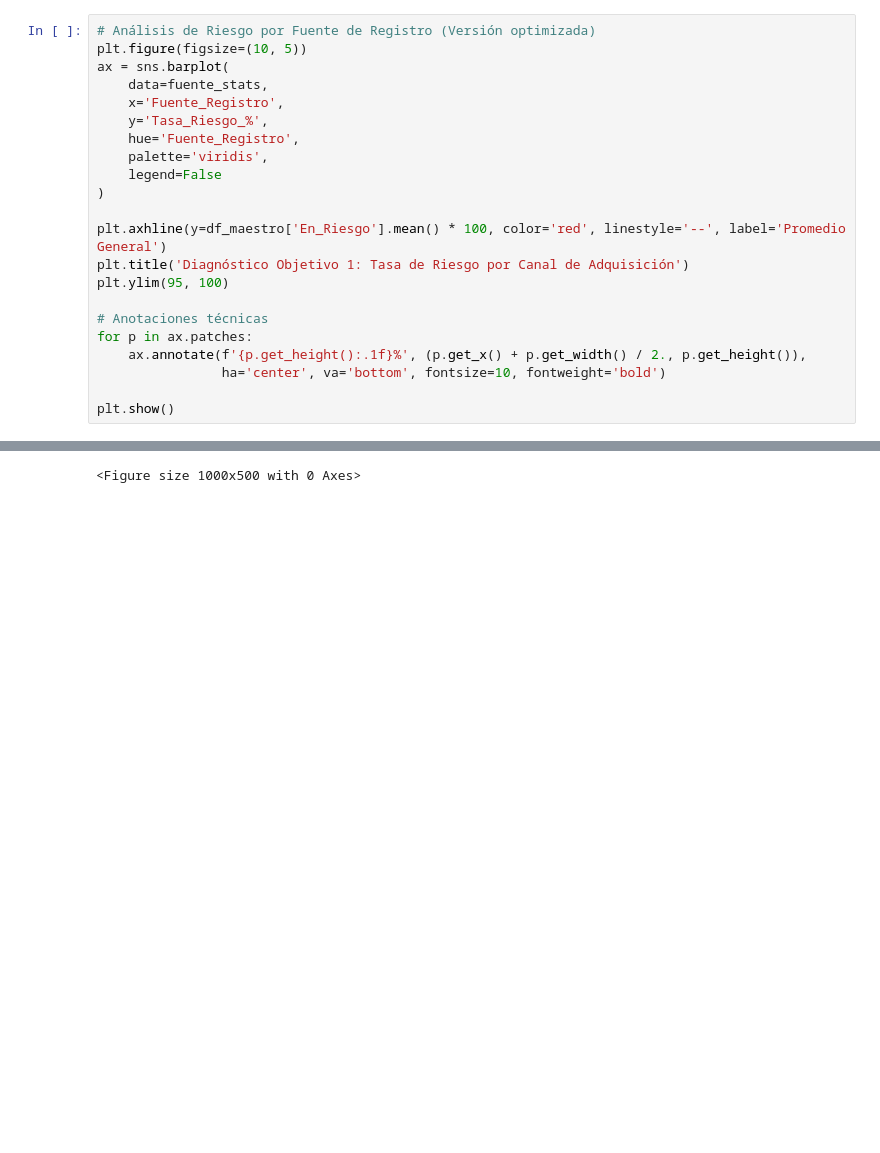
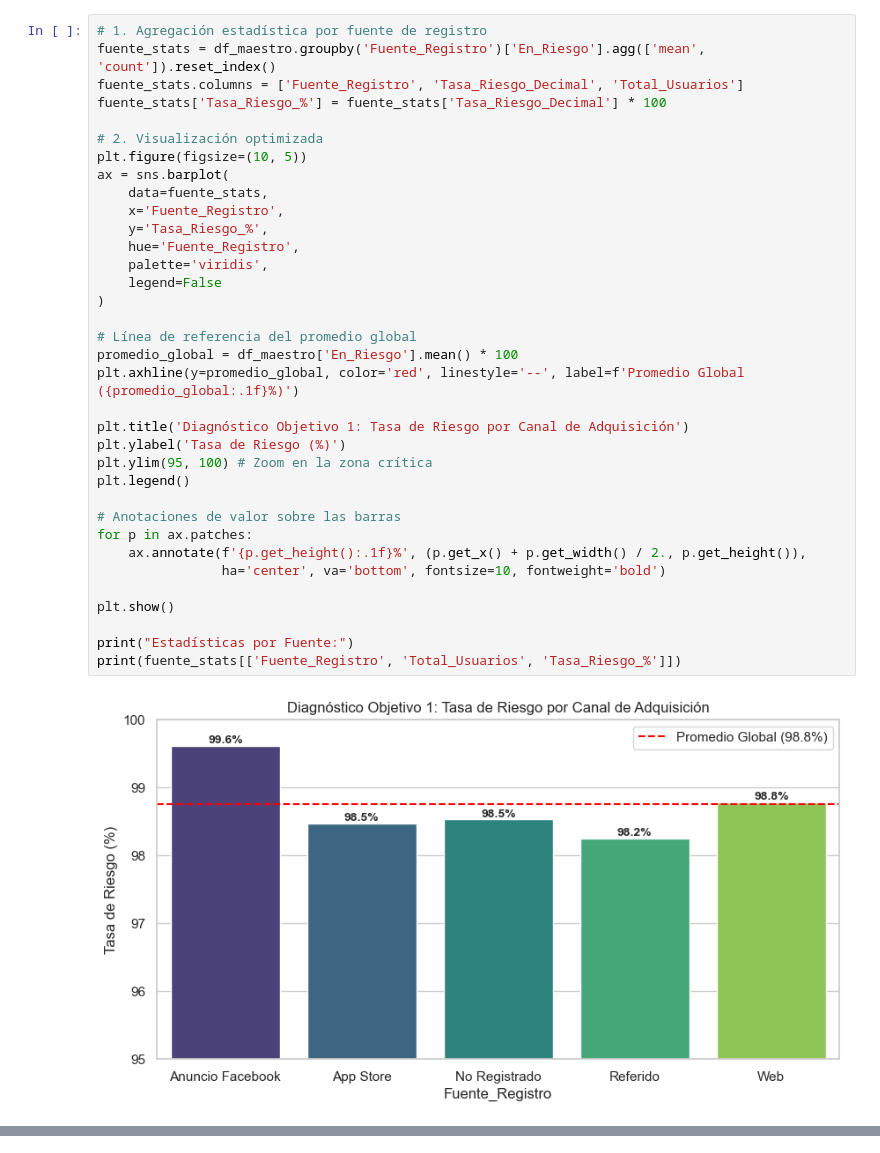
Before and after one commit to lgavegno/proyecto-fitNess-retencion, a Jupyter notebook: notebooks/03_objetivo1_diagnostico_churn.ipynb, the cells around one changed output, grey strips where cells are left out. Drawn from its saved outputs; the diff is of its cells as text; blank space fills up the shorter version.

Commit message:
feat: completar diagnostico de churn y segmentacion con K-Means

```diff
--- a/notebooks/03_objetivo1_diagnostico_churn.ipynb
+++ b/notebooks/03_objetivo1_diagnostico_churn.ipynb
@@ -139,24 +141,38 @@ Segmento_Precio
 Name: En_Riesgo, dtype: float64
 # %%
-# Análisis de Riesgo por Fuente de Registro (Versión optimizada)
+# 1. Agregación estadística por fuente de registro
+fuente_stats = df_maestro.groupby('Fuente_Registro')['En_Riesgo'].agg(['mean', 'count']).reset_index()
+fuente_stats.columns = ['Fuente_Registro', 'Tasa_Riesgo_Decimal', 'Total_Usuarios']
+fuente_stats['Tasa_Riesgo_%'] = fuente_stats['Tasa_Riesgo_Decimal'] * 100
+
+# 2. Visualización optimizada
 plt.figure(figsize=(10, 5))
 ax = sns.barplot(
     data=fuente_stats,
     x='Fuente_Registro',
     y='Tasa_Riesgo_%',
     hue='Fuente_Registro',
     palette='viridis',
     legend=False
 )
 
-plt.axhline(y=df_maestro['En_Riesgo'].mean() * 100, color='red', linestyle='--', label='Promedio General')
+# Línea de referencia del promedio global
+promedio_global = df_maestro['En_Riesgo'].mean() * 100
+plt.axhline(y=promedio_global, color='red', linestyle='--', label=f'Promedio Global ({promedio_global:.1f}%)')
+
 plt.title('Diagnóstico Objetivo 1: Tasa de Riesgo por Canal de Adquisición')
-plt.ylim(95, 100)
+plt.ylabel('Tasa de Riesgo (%)')
+plt.ylim(95, 100) # Zoom en la zona crítica
+plt.legend()
 
-# Anotaciones técnicas
+# Anotaciones de valor sobre las barras
 for p in ax.patches:
     ax.annotate(f'{p.get_height():.1f}%', (p.get_x() + p.get_width() / 2., p.get_height()),
                 ha='center', va='bottom', fontsize=10, fontweight='bold')
 
 plt.show()
+
+print("Estadísticas por Fuente:")
+print(fuente_stats[['Fuente_Registro', 'Total_Usuarios', 'Tasa_Riesgo_%']])
 # %% [output]
+[figure, added]
@@ -164 +185,0 @@ NameError: name 'fuente_stats' is not defined
-<Figure size 1000x500 with 0 Axes>
```
Also changed, not shown: parts of 7 cells of this notebook, 3 other files.
